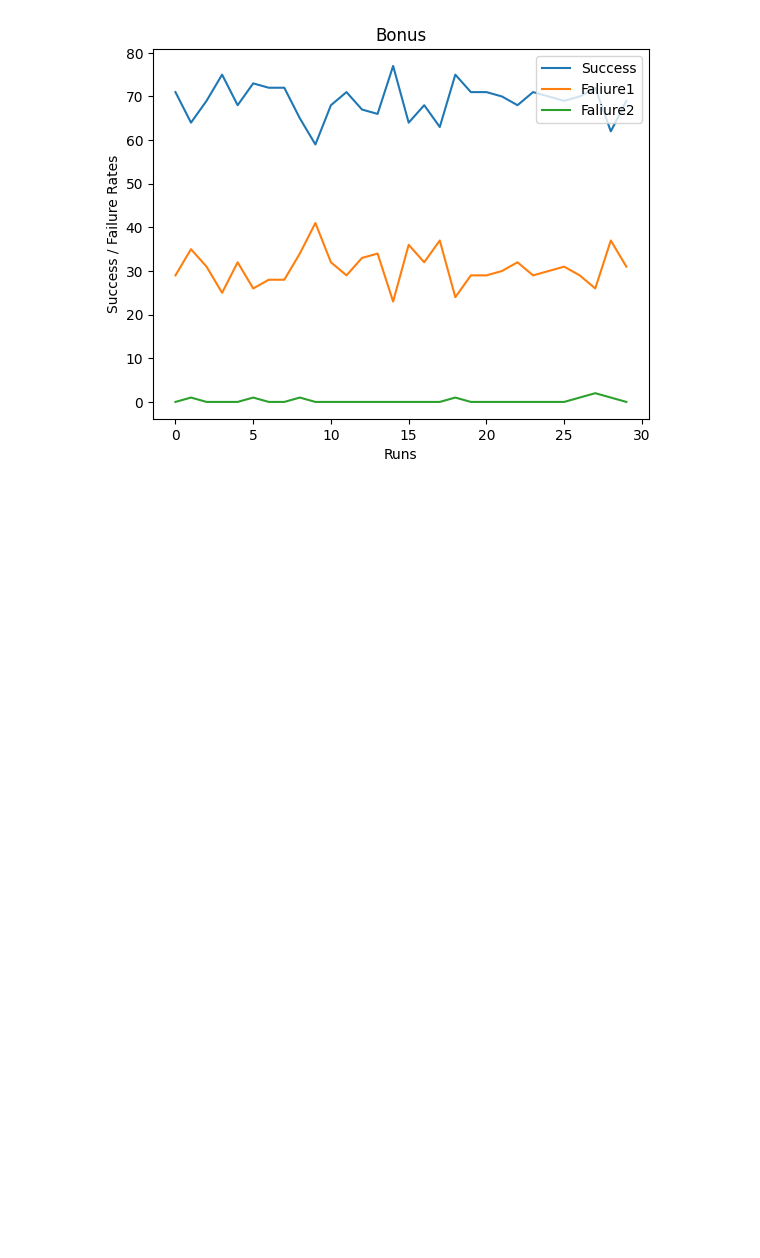
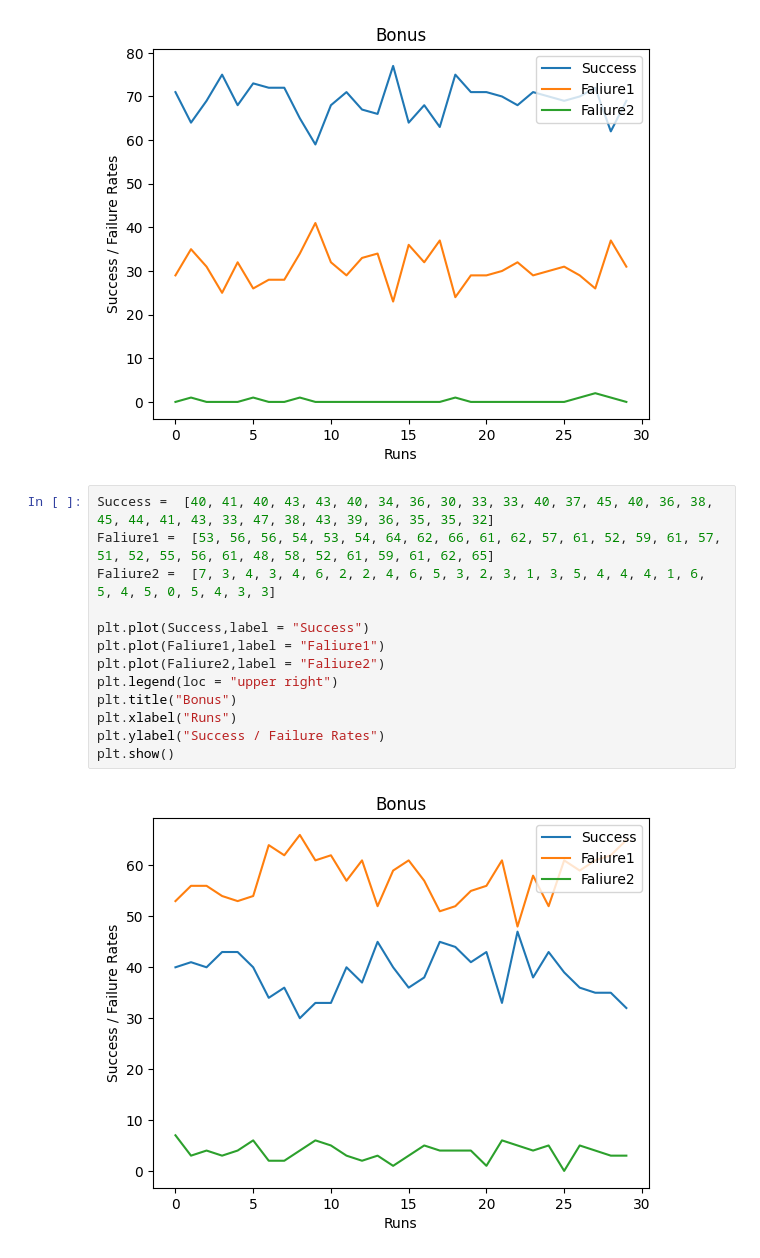
Before and after one commit to Rishit19/Project-Circle-of-Life, a Jupyter notebook: all agents.ipynb, the cells around one changed output. Drawn from its saved outputs; the diff is of its cells as text; blank space fills up the shorter version.

```diff
--- a/all agents.ipynb
+++ b/all agents.ipynb
@@ -1780,3 +1816,18 @@ plt.ylabel("Success / Failure Rates")
 plt.show()
 # %% [output]
 [figure]
+# %%
+Success =  [40, 41, 40, 43, 43, 40, 34, 36, 30, 33, 33, 40, 37, 45, 40, 36, 38, 45, 44, 41, 43, 33, 47, 38, 43, 39, 36, 35, 35, 32]
+Faliure1 =  [53, 56, 56, 54, 53, 54, 64, 62, 66, 61, 62, 57, 61, 52, 59, 61, 57, 51, 52, 55, 56, 61, 48, 58, 52, 61, 59, 61, 62, 65]
+Faliure2 =  [7, 3, 4, 3, 4, 6, 2, 2, 4, 6, 5, 3, 2, 3, 1, 3, 5, 4, 4, 4, 1, 6, 5, 4, 5, 0, 5, 4, 3, 3]
+
+plt.plot(Success,label = "Success")
+plt.plot(Faliure1,label = "Faliure1")
+plt.plot(Faliure2,label = "Faliure2")
+plt.legend(loc = "upper right")
+plt.title("Bonus")
+plt.xlabel("Runs")
+plt.ylabel("Success / Failure Rates")
+plt.show()
+# %% [output]
+[figure, added]
```
Also changed, not shown: parts of 12 cells of this notebook.
